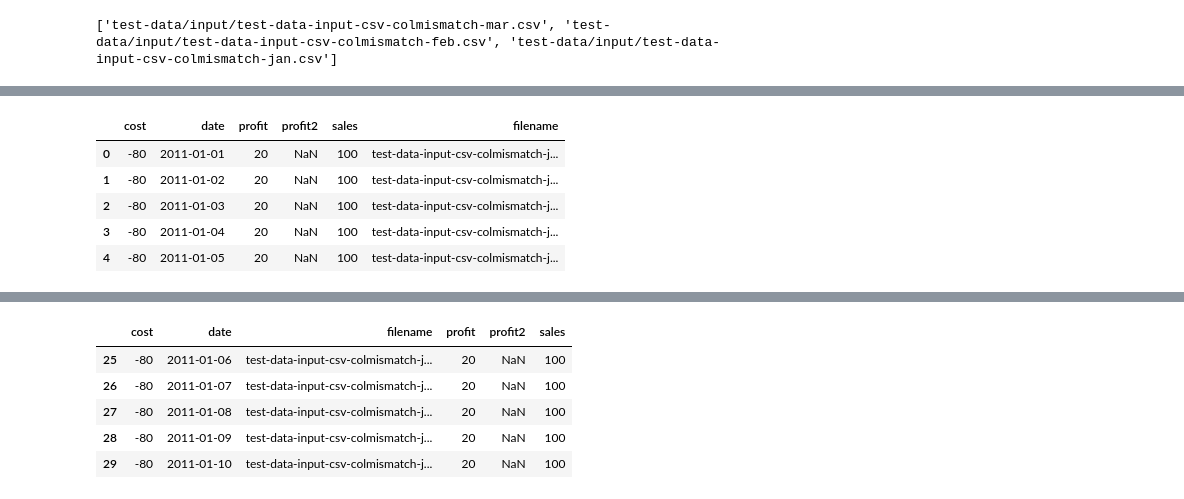
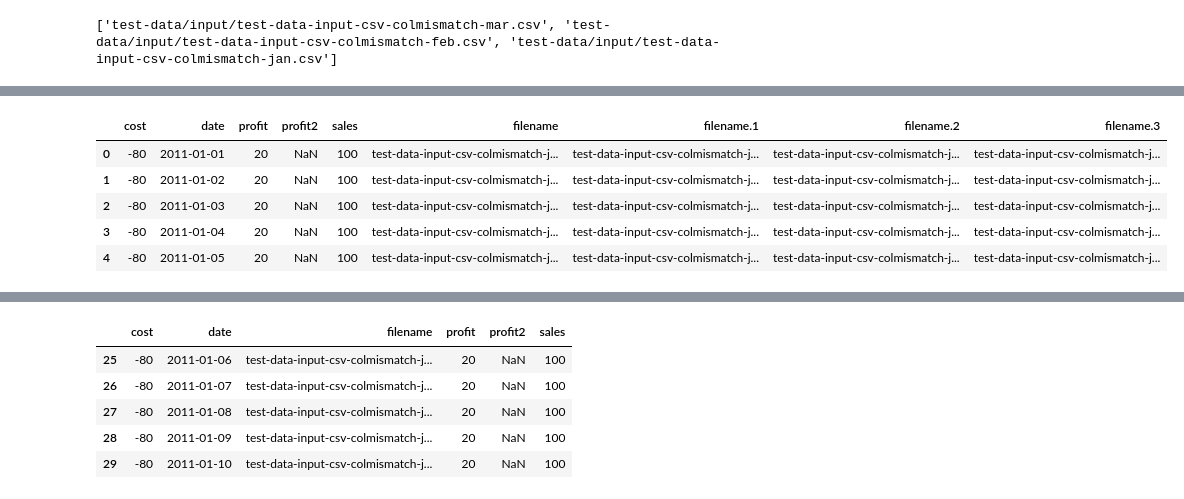
Before and after one commit to d6t/d6tstack, a Jupyter notebook: examples-read-write.ipynb, the cells around one changed output, grey strips where cells are left out. Drawn from its saved outputs; the diff is of its cells as text; code cells hidden in the pictures.

Commit message:
test examples

```diff
--- a/examples-read-write.ipynb
+++ b/examples-read-write.ipynb
@@ -24,13 +40,14 @@ c.to_csv(output_dir='test-data/output/',overwrite=False)
 # %%
-# adds 4 columns for filename
+# adds 3 columns for filename
+c.to_csv(output_dir='test-data/output/',overwrite=True)
 pd.read_csv('test-data/output/test-data-input-csv-colmismatch-jan-matched.csv').head()
 # %% [output]
-|  | cost | date | profit | profit2 | sales | filename |
-| 0 | -80 | 2011-01-01 | 20 | NaN | 100 | test-data-input-csv-colmismatch-j... |
-| 1 | -80 | 2011-01-02 | 20 | NaN | 100 | test-data-input-csv-colmismatch-j... |
-| 2 | -80 | 2011-01-03 | 20 | NaN | 100 | test-data-input-csv-colmismatch-j... |
-| 3 | -80 | 2011-01-04 | 20 | NaN | 100 | test-data-input-csv-colmismatch-j... |
-| 4 | -80 | 2011-01-05 | 20 | NaN | 100 | test-data-input-csv-colmismatch-j... |
+|  | cost | date | profit | profit2 | sales | filename | filename.1 | filename.2 | filename.3 |
+| 0 | -80 | 2011-01-01 | 20 | NaN | 100 | test-data-input-csv-colmismatch-j... | test-data-input-csv-colmismatch-j... | test-data-input-csv-colmismatch-j... | test-data-input-csv-colmismatch-j... |
+| 1 | -80 | 2011-01-02 | 20 | NaN | 100 | test-data-input-csv-colmismatch-j... | test-data-input-csv-colmismatch-j... | test-data-input-csv-colmismatch-j... | test-data-input-csv-colmismatch-j... |
+| 2 | -80 | 2011-01-03 | 20 | NaN | 100 | test-data-input-csv-colmismatch-j... | test-data-input-csv-colmismatch-j... | test-data-input-csv-colmismatch-j... | test-data-input-csv-colmismatch-j... |
+| 3 | -80 | 2011-01-04 | 20 | NaN | 100 | test-data-input-csv-colmismatch-j... | test-data-input-csv-colmismatch-j... | test-data-input-csv-colmismatch-j... | test-data-input-csv-colmismatch-j... |
+| 4 | -80 | 2011-01-05 | 20 | NaN | 100 | test-data-input-csv-colmismatch-j... | test-data-input-csv-colmismatch-j... | test-data-input-csv-colmismatch-j... | test-data-input-csv-colmismatch-j... |
 # %%
 # not writing a file / raising error
 c.to_csv(output_dir='test-data/output/',separate_files=False)
```
Also changed, not shown: parts of 4 cells of this notebook.
